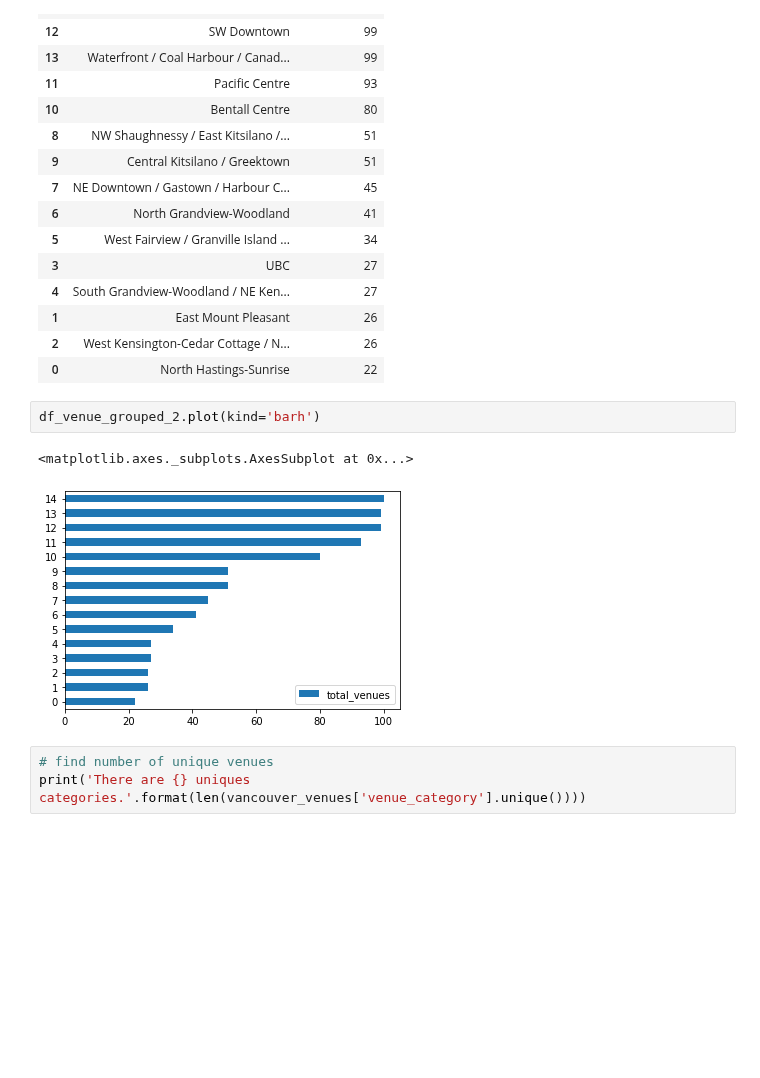
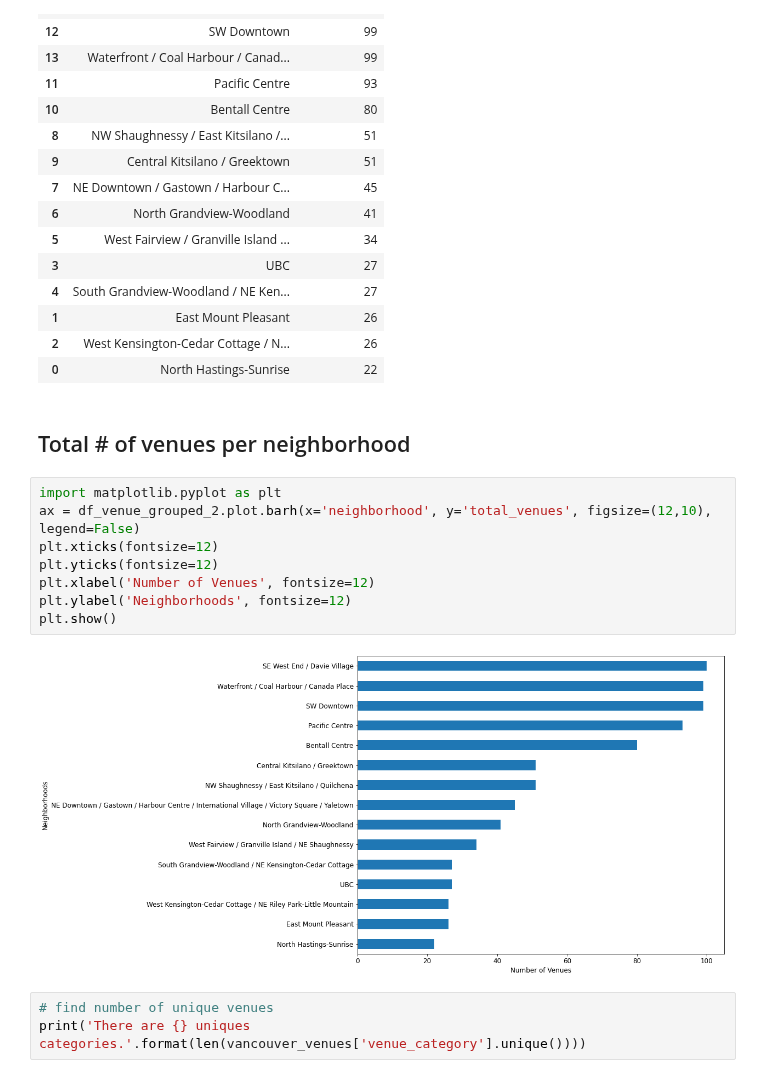
Before and after one commit to dprossi/Capstone_Project_IBM_Data_Science, a Jupyter notebook: Applied_Data_Science_Capstone_Project_Vancouver.ipynb, the cells around one changed output. Saved outputs shown, nothing was run; the diff lists cells and outputs as text; blank space fills up the shorter version.

```diff
--- a/Applied_Data_Science_Capstone_Project_Vancouver.ipynb
+++ b/Applied_Data_Science_Capstone_Project_Vancouver.ipynb
@@ -528,11 +528,18 @@ df_venue_grouped_3
 | 1 | East Mount Pleasant | 26 |
 | 2 | West Kensington-Cedar Cottage / N... | 26 |
 | 0 | North Hastings-Sunrise | 22 |
-# %%
-df_venue_grouped_2.plot(kind='barh')
-# %% [output]
-<matplotlib.axes._subplots.AxesSubplot at 0x...>
-[figure, removed]
+# %% [markdown]
+## Total # of venues per neighborhood
+# %%
+import matplotlib.pyplot as plt
+ax = df_venue_grouped_2.plot.barh(x='neighborhood', y='total_venues', figsize=(12,10), legend=False)
+plt.xticks(fontsize=12)
+plt.yticks(fontsize=12)
+plt.xlabel('Number of Venues', fontsize=12)
+plt.ylabel('Neighborhoods', fontsize=12)
+plt.show()
+# %% [output]
+[figure, added]
 # %%
 # find number of unique venues
 print('There are {} uniques categories.'.format(len(vancouver_venues['venue_category'].unique())))
```
Also changed, not shown: parts of 1 cell of this notebook.
